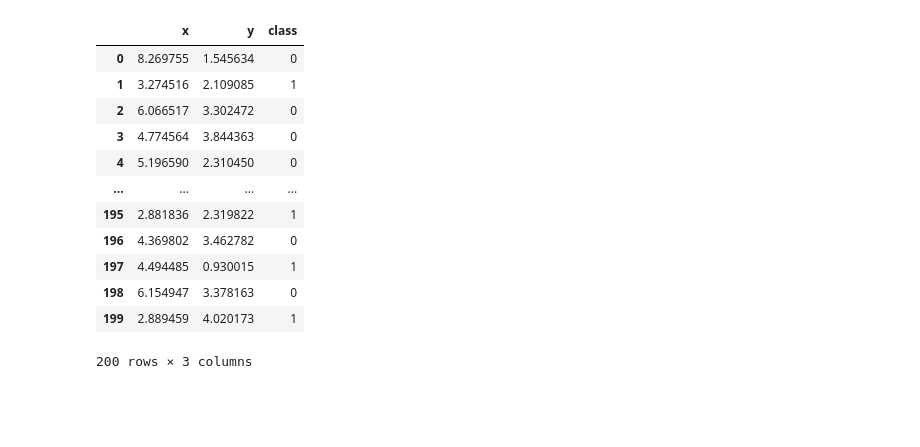
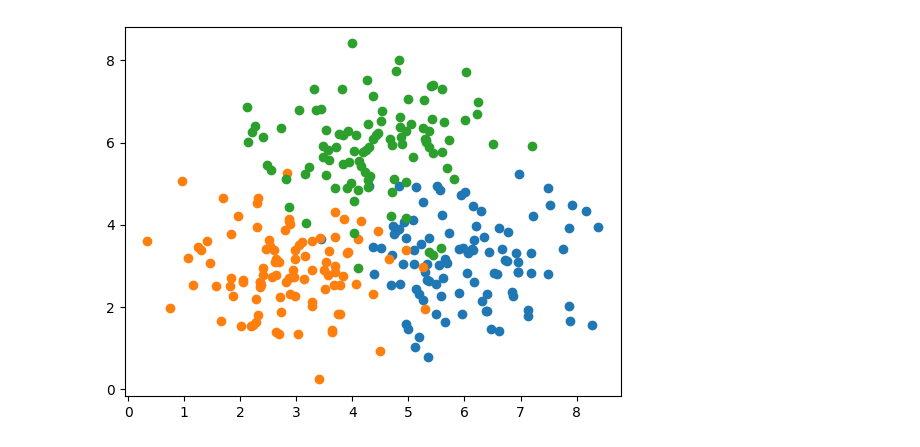
Before and after one commit to victorsouza89/iemm, a Jupyter notebook: data/gen_data.ipynb, the cells around one changed output. Saved outputs shown, nothing was run; the diff lists cells and outputs as text; code cells hidden in the pictures; blank space fills up the shorter version.

```diff
--- a/data/gen_data.ipynb
+++ b/data/gen_data.ipynb
@@ -28,22 +0,0 @@ for i in classes:
-# %%
-# Create a DataFrame with a column for the x values, a column for the y values, and a column for the class
-df = pd.DataFrame(np.concatenate(classes), columns=['x', 'y'])
-df['class'] = [0] * n_points + [1] * n_points #+ [2] + [3]
-# %%
-# shuffle
-df = df.sample(frac=1).reset_index(drop=True)
-df
-# %% [output]
-|  | x | y | class |
-| 0 | 8.269755 | 1.545634 | 0 |
-| 1 | 3.274516 | 2.109085 | 1 |
-| 2 | 6.066517 | 3.302472 | 0 |
-| 3 | 4.774564 | 3.844363 | 0 |
-| 4 | 5.196590 | 2.310450 | 0 |
-| ... | ... | ... | ... |
-| 195 | 2.881836 | 2.319822 | 1 |
-| 196 | 4.369802 | 3.462782 | 0 |
-| 197 | 4.494485 | 0.930015 | 1 |
-| 198 | 6.154947 | 3.378163 | 0 |
-| 199 | 2.889459 | 4.020173 | 1 |
-200 rows × 3 columns
@@ -52,0 +7,27 @@ df.to_csv('easy_synth_data.csv', index=False)
+# %%
+def generate_data(centers, std_dev, export_name, n_points_each=100, outliers_to_add=[]):
+    n_dim = len(centers[0])
+
+    classes = [np.random.normal(loc=np.array(centers[i]), scale=std_dev, size=(n_points_each, n_dim)) for i in range(len(centers))]
+
+    for point in outliers_to_add:
+        classes.append(np.array([point]))
+
+    # Plot the data
+    plt.figure()
+    for i in classes:
+        plt.scatter(i[:, 0], i[:, 1])
+
+    # Create a DataFrame with a column for the x values, a column for the y values, and a column for the class
+    df = pd.DataFrame(np.concatenate(classes), columns=['x', 'y'])
+    df['class'] = np.concatenate([[i]*n_points_each for i in range(len(centers))] + [[-1]*len(outliers_to_add)])
+
+    # shuffle
+    df = df.sample(frac=1).reset_index(drop=True)
+
+    # Export the data
+    df.to_csv(export_name, index=False)
+# %%
+generate_data([[6, 3], [3, 3], [4.5, 6]], 1.0, 'three_clusters2D_synth.csv')
+# %% [output]
+[figure, added]
```
Also changed, not shown: parts of 3 cells of this notebook, 6 other files.
